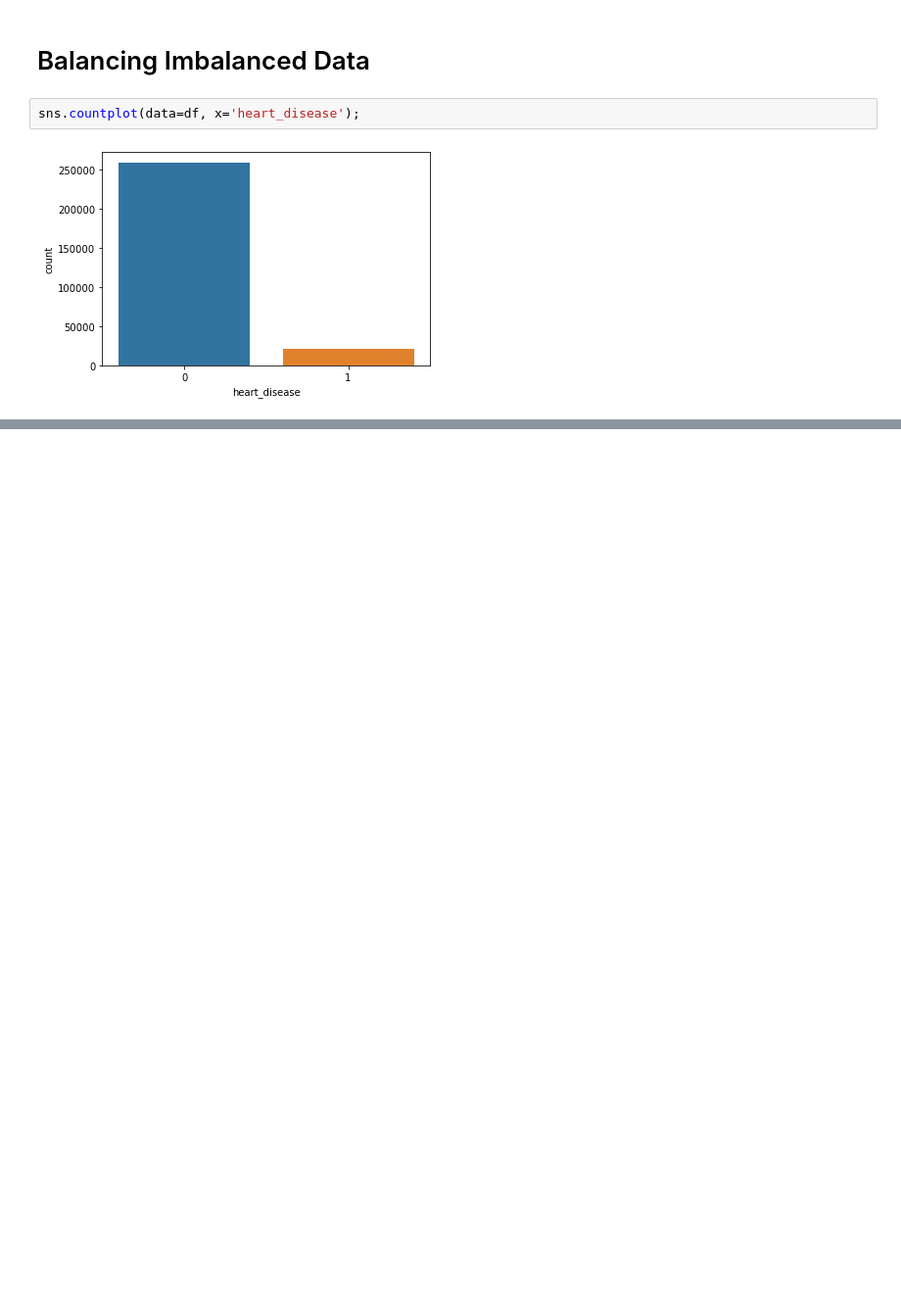
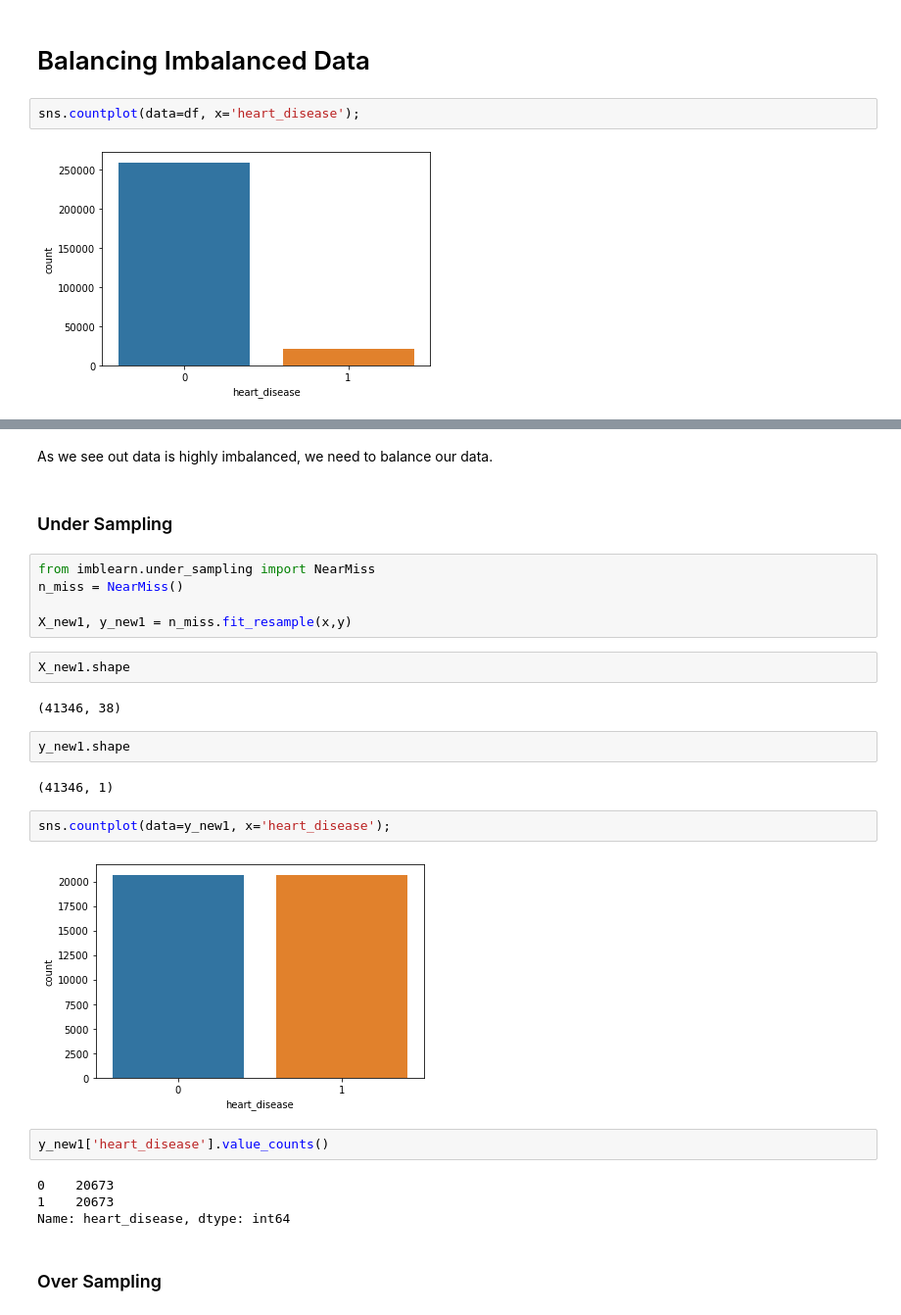
Before and after one commit to S-Delowar/DS-Projects, a Jupyter notebook: Heart Disease Prediction/heart_disease_prediction.ipynb, the cells around one changed output, grey strips where cells are left out. Shown: that part at 98% size. Cells and saved outputs as stored; diff of their text form; blank space fills up the shorter version.

```diff
--- a/Heart Disease Prediction/heart_disease_prediction.ipynb
+++ b/Heart Disease Prediction/heart_disease_prediction.ipynb
@@ -547,0 +478,29 @@ SyntaxError: invalid syntax (58340955.py, line 1)
+# %% [markdown]
+As we see out data is highly imbalanced, we need to balance our data.
+# %% [markdown]
+### Under Sampling
+# %%
+from imblearn.under_sampling import NearMiss
+n_miss = NearMiss()
+
+X_new1, y_new1 = n_miss.fit_resample(x,y)
+# %%
+X_new1.shape
+# %% [output]
+(41346, 38)
+# %%
+y_new1.shape
+# %% [output]
+(41346, 1)
+# %%
+sns.countplot(data=y_new1, x='heart_disease');
+# %% [output]
+[figure, added]
+# %%
+y_new1['heart_disease'].value_counts()
+# %% [output]
+0    20673
+1    20673
+Name: heart_disease, dtype: int64
+# %% [markdown]
+### Over Sampling
```
Also changed, not shown: parts of 42 cells of this notebook.
